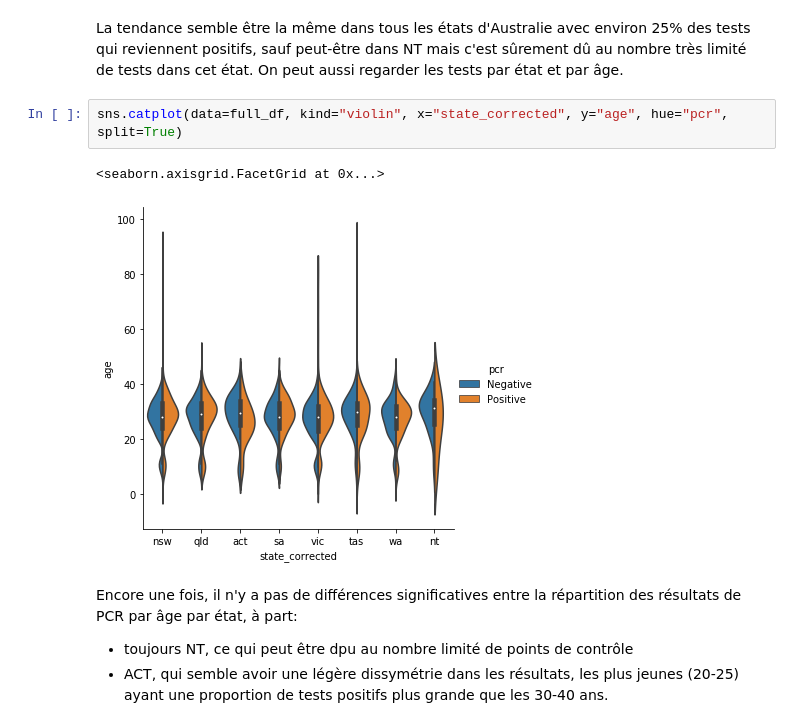
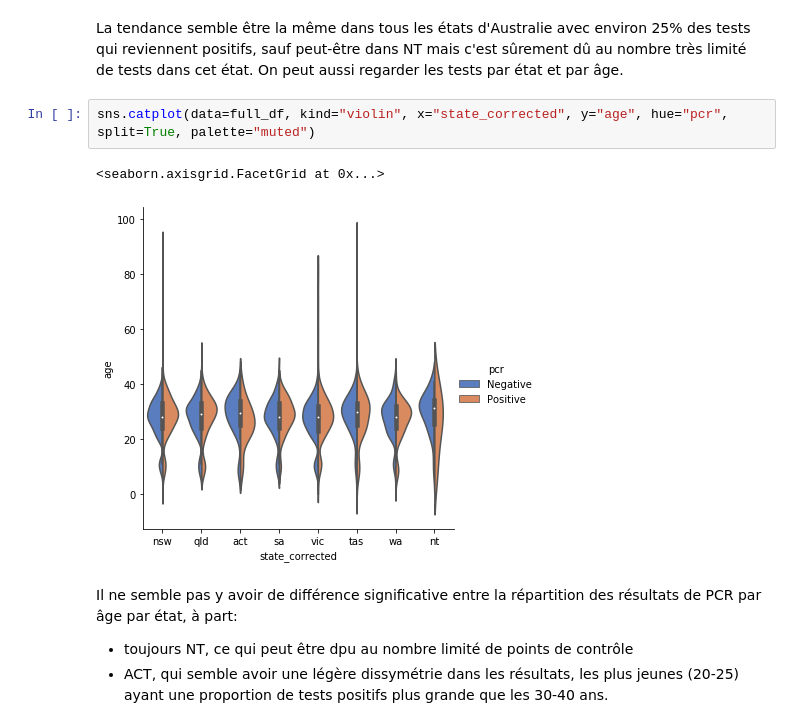
Before and after one commit to GladB/inria-aphp-assignment, a Jupyter notebook: 3_eda_inria_interview_process.ipynb, the cells around one changed output. Saved outputs shown, nothing was run; the diff lists cells and outputs as text.

```diff
--- a/3_eda_inria_interview_process.ipynb
+++ b/3_eda_inria_interview_process.ipynb
@@ -95,12 +82,12 @@ dtype: float64
 # %% [markdown]
 La tendance semble être la même dans tous les états d'Australie avec environ 25% des tests qui reviennent positifs, sauf peut-être dans NT mais c'est sûrement dû au nombre très limité de tests dans cet état. On peut aussi regarder les tests par état et par âge.
 # %%
-sns.catplot(data=full_df, kind="violin", x="state_corrected", y="age", hue="pcr", split=True)
+sns.catplot(data=full_df, kind="violin", x="state_corrected", y="age", hue="pcr", split=True, palette="muted")
 # %% [output]
 <seaborn.axisgrid.FacetGrid at 0x...>
-[figure, old version]
+[figure, new version]
 # %% [markdown]
-Encore une fois, il n'y a pas de différences significatives entre la répartition des résultats de PCR par âge par état, à part:
+Il ne semble pas y avoir de différence significative entre la répartition des résultats de PCR par âge par état, à part:
 
 - toujours NT, ce qui peut être dpu au nombre limité de points de contrôle
 - ACT, qui semble avoir une légère dissymétrie dans les résultats, les plus jeunes (20-25) ayant une proportion de tests positifs plus grande que les 30-40 ans.
```
Also changed, not shown: parts of 12 cells of this notebook, 7 other files.
